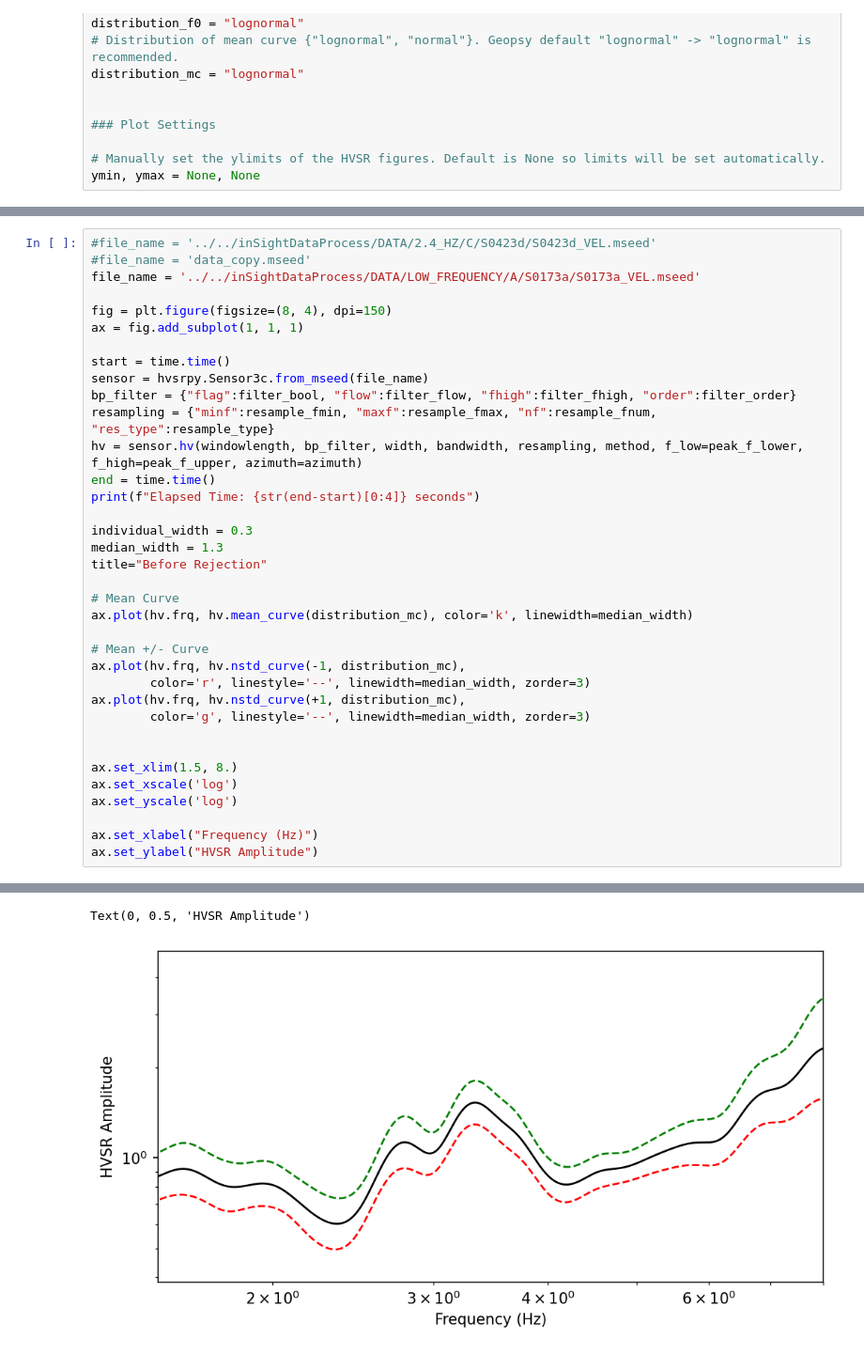
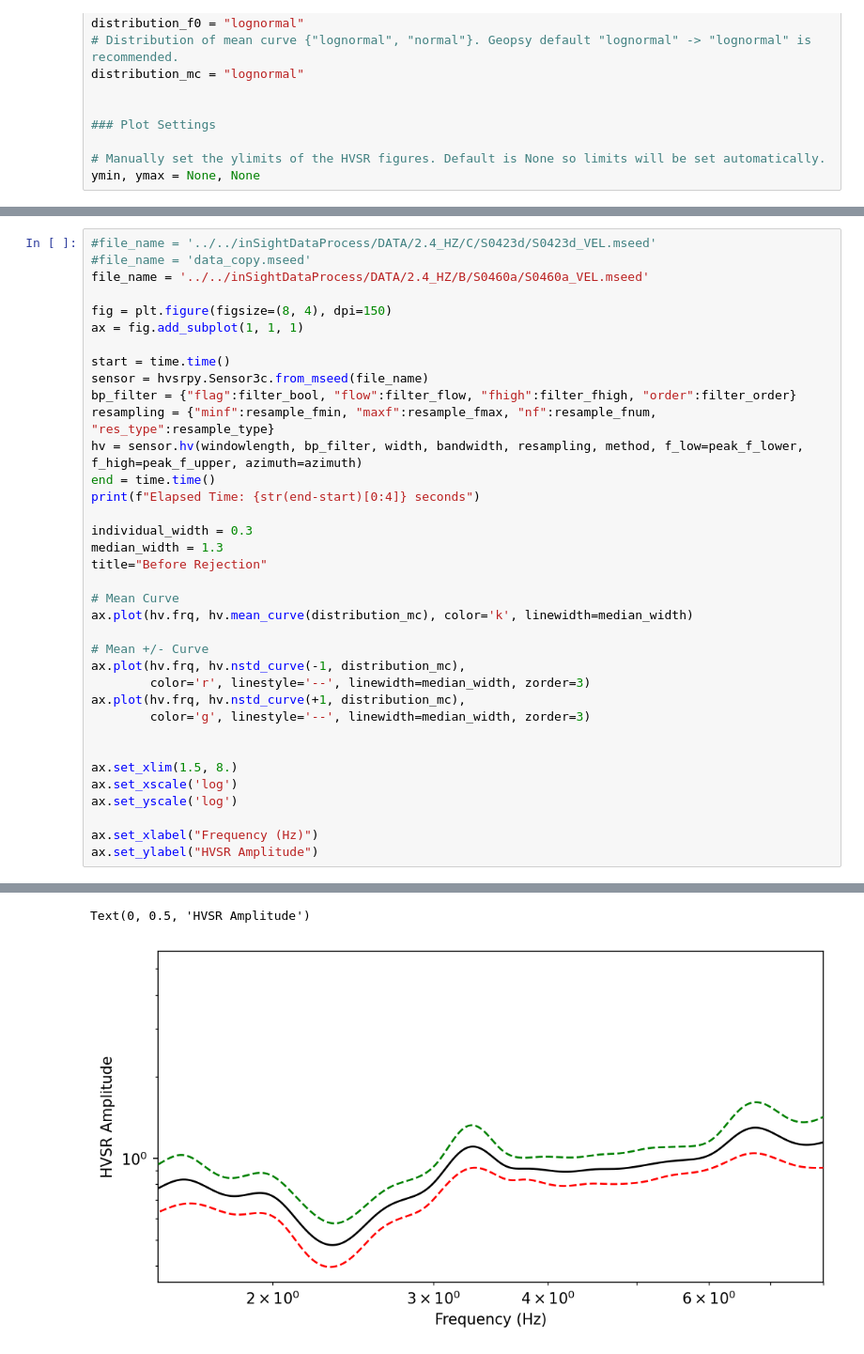
Before and after one commit to erbiaoger/hvsrUNet, a Jupyter notebook: examples/hvsr_true.ipynb, the cells around one changed output, grey strips where cells are left out. Shown at 94% size. Cells and saved outputs as stored; diff of their text form.

```diff
--- a/examples/hvsr_true.ipynb
+++ b/examples/hvsr_true.ipynb
@@ -75,7 +71,7 @@ ymin, ymax = None, None
 # %%
 #file_name = '../../inSightDataProcess/DATA/2.4_HZ/C/S0423d/S0423d_VEL.mseed'
 #file_name = 'data_copy.mseed'
-file_name = '../../inSightDataProcess/DATA/LOW_FREQUENCY/A/S0173a/S0173a_VEL.mseed'
+file_name = '../../inSightDataProcess/DATA/2.4_HZ/B/S0460a/S0460a_VEL.mseed'
 
 fig = plt.figure(figsize=(8, 4), dpi=150)
 ax = fig.add_subplot(1, 1, 1)
@@ -113,3 +109,3 @@ Elapsed Time: 1.19 seconds
 Text(0, 0.5, 'HVSR Amplitude')
-[figure, old version]
+[figure, new version]
 # %%
```
Also changed, not shown: parts of 3 cells of this notebook, 8 other files.
